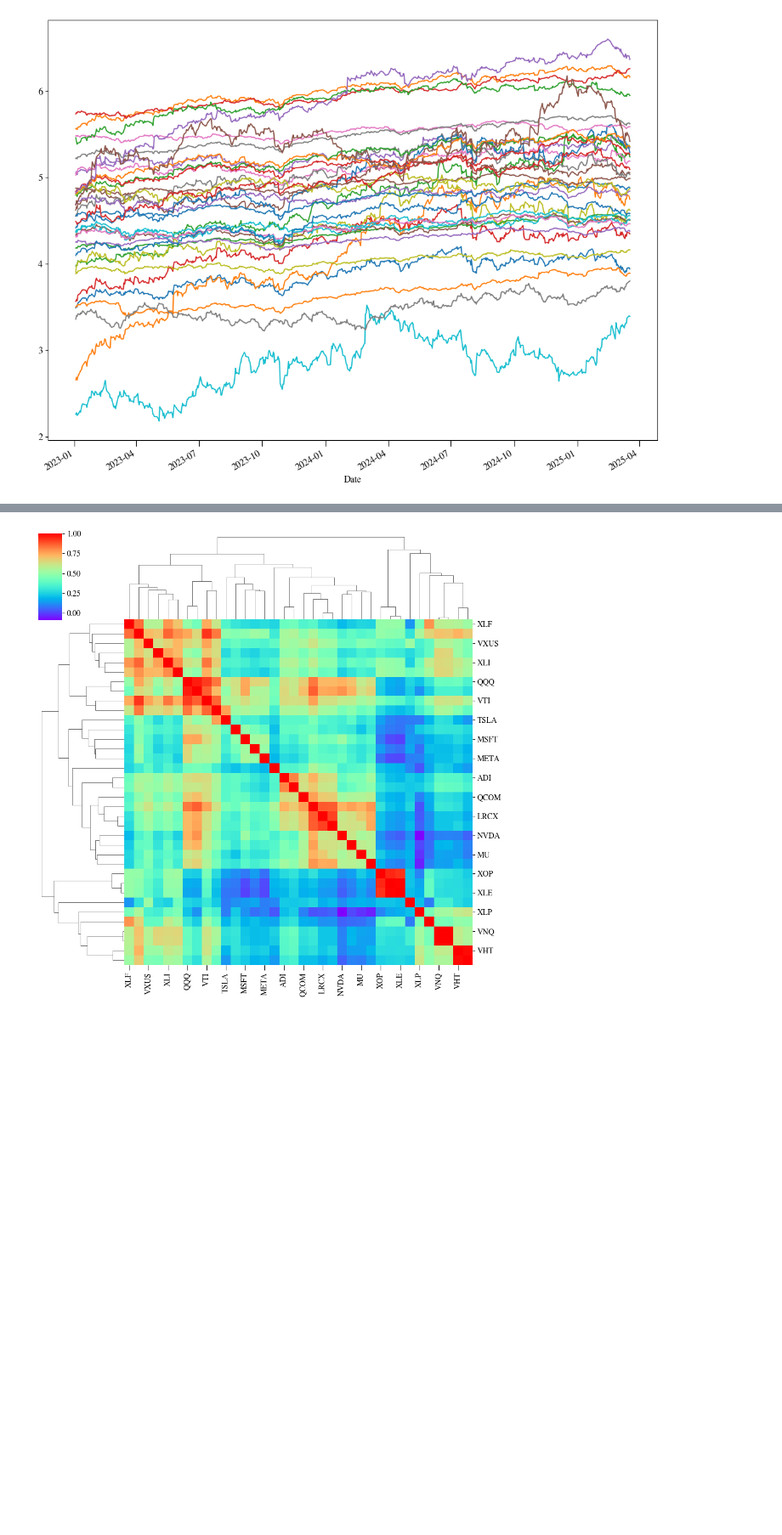
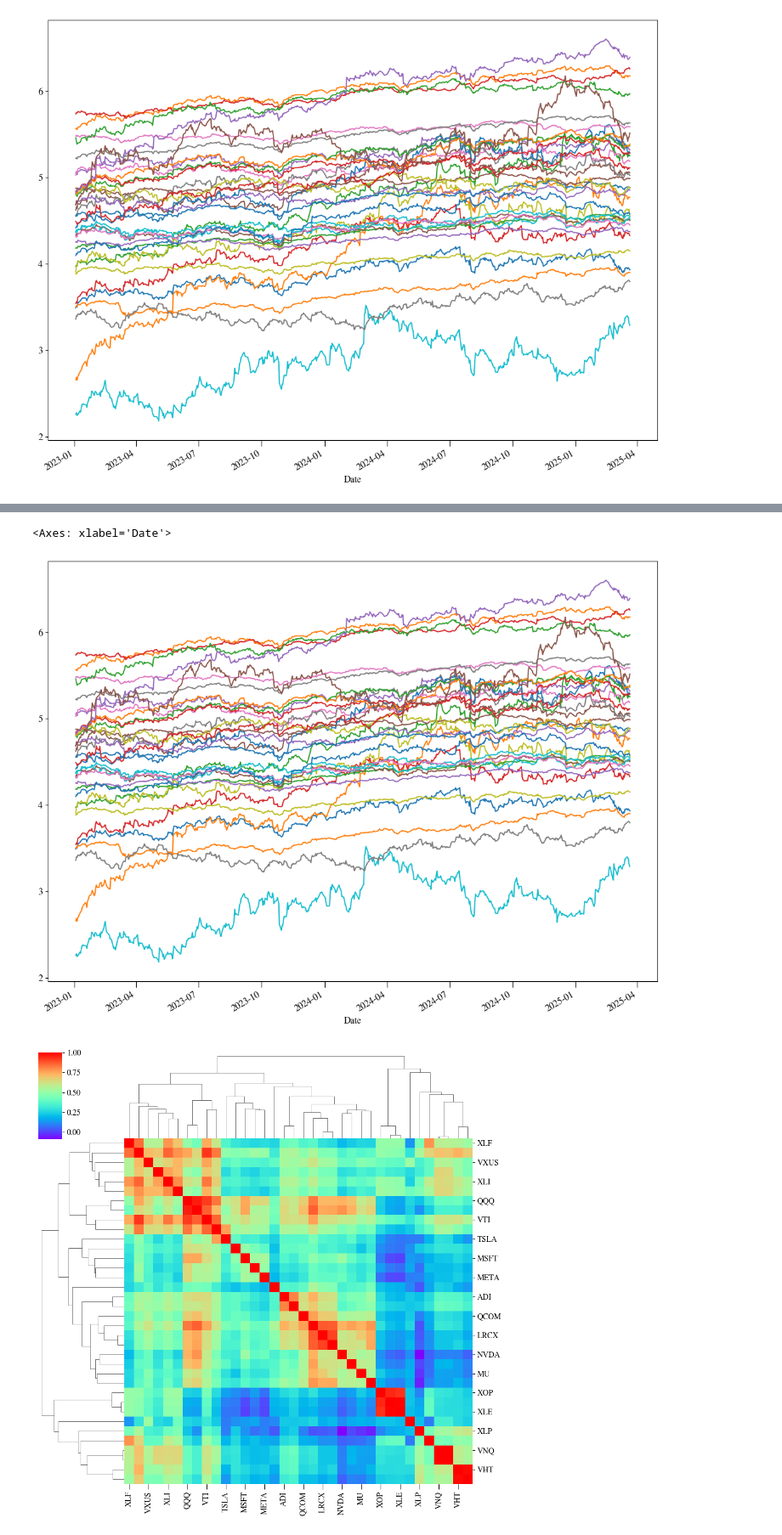
Before and after one commit to nngabe/gp_lora, a Jupyter notebook: pull_yf_ticker_data.ipynb, the cells around one changed output, grey strips where cells are left out. Shown at 85% size. Drawn from its saved outputs; the diff is of its cells as text; code cells hidden in the pictures; blank space fills up the shorter version.

Commit message:
updated ticker util

```diff
--- a/pull_yf_ticker_data.ipynb
+++ b/pull_yf_ticker_data.ipynb
@@ -75,3 +77,12 @@ df_daily.shape, df.shape
+# %%
+out_file = 'data/'+'tickers__' +str(datetime.date.today()).replace('-','_') + '__.pickle'
+df_daily.to_pickle(out_file)
+aaa = pd.read_pickle(out_file)
+# %%
+aaa.apply(np.log).dropna().plot(legend=None)
+# %% [output]
+<Axes: xlabel='Date'>
+[figure, added]
 # %%
 cm = sns.clustermap(df_daily.apply(np.log).diff().dropna().corr(),cmap='rainbow')
 s,r = cm.dendrogram_row.reordered_ind, cm.dendrogram_col.reordered_ind
```
Also changed, not shown: parts of 2 cells of this notebook, 2 other files.
